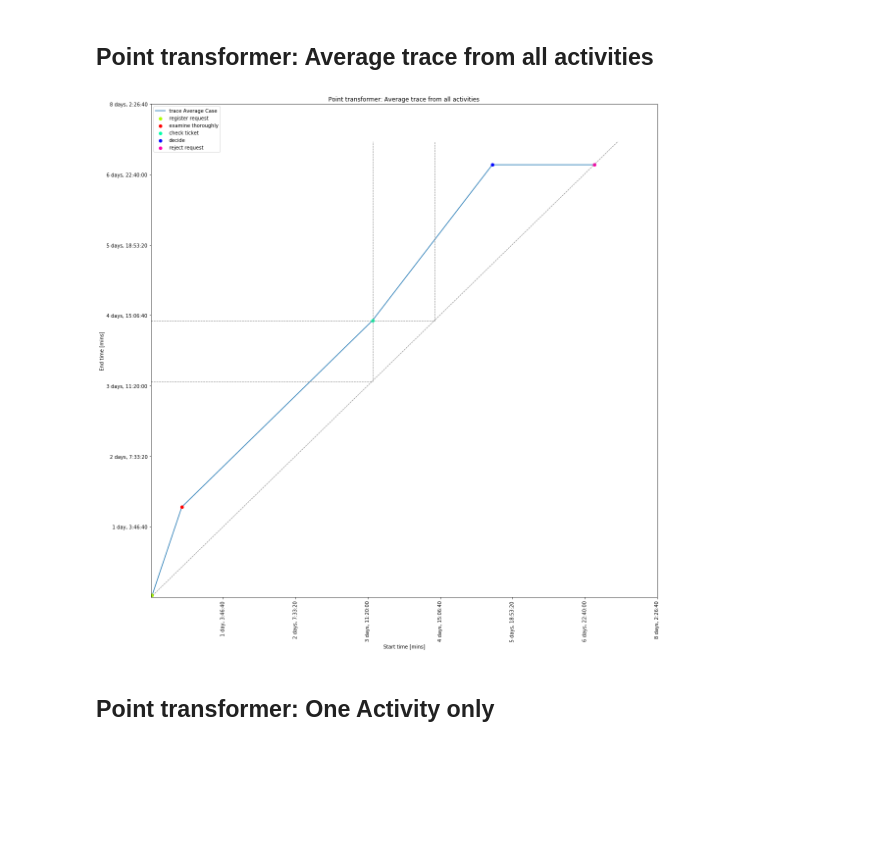
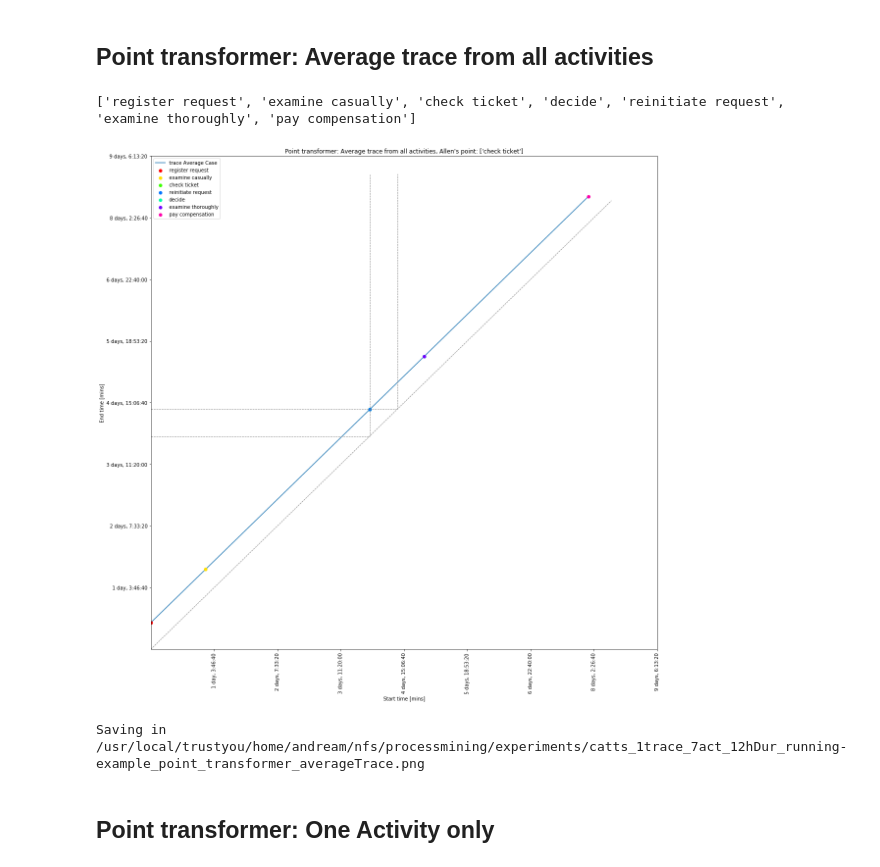
Before and after one commit to andreamalhera/perfSky, a Jupyter notebook: notebooks/pointTransformer.ipynb, the cells around one changed output. Drawn from its saved outputs; the diff is of its cells as text; code cells hidden in the pictures; blank space fills up the shorter version.

```diff
--- a/notebooks/pointTransformer.ipynb
+++ b/notebooks/pointTransformer.ipynb
@@ -5,11 +5,14 @@ import datetime
 # %%
 csv_list = []
 appended = pd.DataFrame()
-LUIGI_LOG_PATH='/usr/local/trustyou/home/andream/nfs/processmining/'
+LUIGI_LOG_PATH='/usr/local/trustyou/home/andream/nfs/processmining/experiments'
 #LUIGI_LOG_PATH = '/usr/local/trustyou/home/andream/nfs/processmining/minilogs/daily/'
 #LUIGI_LOG_PATH = '/usr/local/trustyou/home/andream/nfs/processmining/minilogs/table-precomp/logs/tch/'
 for filename in os.listdir(LUIGI_LOG_PATH):
-    if filename.endswith('.csv') and filename.startswith('catts_semicolon-running-example-just-two-cases.csv'):
+    #if filename.endswith('.csv') and filename.startswith('catts_1trace_7act_12hDur_running-example.csv'):
+    #if filename.endswith('.csv') and filename.startswith('catts_1trace_7act_0dur_running-example.csv'):
+    #if filename.endswith('.csv') and filename.startswith('catts_1trace_7act_1dayDur_meets_running-example.csv'):
+    #if filename.endswith('.csv') and filename.startswith('catts_1trace_7act_meetsStarts'):
     #if filename.endswith('.csv') and filename.startswith('catts_daily.2019-09-.csv'):
         log_path = LUIGI_LOG_PATH+'/'+filename
         csv_list.append(filename)
@@ -21,6 +24,8 @@ for filename in os.listdir(LUIGI_LOG_PATH):
 csv_list.sort()
 print(csv_list)
 
+filename = os.path.splitext(csv_list[0])[0]
+
 #appended_df.to_datetime(start_time, format="%Y-%m-%d:%H:%M:%S").sort_values()
 appended['start_time'] = pd.to_datetime(appended['start_time'], format="%Y-%m-%d %H:%M:%S").sort_values()
 appended['end_time'] = pd.to_datetime(appended['end_time'], format="%Y-%m-%d %H:%M:%S").sort_values()
@@ -247,8 +250,8 @@ def draw_allen_lines(allen_point, ax, yax, duration_plot=None):
             if duration_plot:
                 ax.axvline(x, c='grey', linewidth=1, linestyle='--')
                 ax.axvline(x+y, c='grey', linewidth=1, linestyle='--')
-                newline([x+x,0],[x,y])
-                newline([x,0],[0,y])
+                newline([x,y],[x+2*y,-y])
+                newline([x-y,y],[x+y,-y])
             else:
                 ax.plot([x,x],[x,yax],'k-', c='grey', linewidth=1, linestyle='--')
                 ax.plot([y,y],[y,yax],'k-', c='grey', linewidth=1, linestyle='--')
@@ -272,6 +275,8 @@ def plot_point_transformer(title, data_selection, activity=None, traces=None,  a
 
     if activity:
         data_selection = data_selection.loc[data_selection['activity']==activity].reset_index()
+        colorlist = [colors.rgb2hex(colormap(i)) for i in np.linspace(0, 0.9, len(unique_trace))]
+        legend = dict(zip(unique_trace, colorlist))
         colorby = 'case'
     elif traces:
         data_selection = data_selection.loc[data_selection['case'].isin(traces)].reset_index()
@@ -291,7 +296,7 @@ def plot_point_transformer(title, data_selection, activity=None, traces=None,  a
 
     if not duration_plot:
         #Draw diagonal
-        newline([0,0],[xax,yax])
+        newline([0,0],[max(xax,yax),max(xax,yax)])
         ax.set_ylabel('End time [mins]')
     else:
         ax.set_ylabel('Duration [seconds]')
@@ -316,6 +321,7 @@ def plot_point_transformer(title, data_selection, activity=None, traces=None,  a
     plt.legend(by_label.values(), by_label.keys())
     plt.title(title)
     plt.show()
+    return fig
 #plot_point_transformer('Point transformer: Activity \''+ str(snippet['activity'][6]) + '\' only', snippet , activity='reject request')
 #plot_point_transformer('Point transformer: All activities in all traces', snippet)
 #plot_point_transformer('Point transformer: Trace \''+ str(snippet['case'][0]) + '\' only', snippet)
@@ -340,9 +354,15 @@ Num. start  0.0
 ## Point transformer: One trace only
 # %%
 #plot_point_transformer('Point transformer: Trace \''+ str(snippet['case'][0]) + '\' only', snippet)
-traces_selection = snippet['case'].drop_duplicates()[1:].tolist()
-print(str(traces_selection))
-point = snippet.iloc[ 6 , : ].to_frame().transpose()
+#traces_selection = unique_trace[2:3]
+traces_selection = [unique_trace[0]]
+data_selection = snippet.loc[snippet['case'].isin(traces_selection)].reset_index().iloc[:]
+point = data_selection.iloc[ 4 , : ].to_frame().transpose()
+figurept = plot_point_transformer('Point transformer: Trace '+ str(traces_selection) + ' only, Allen\'s point: '+str(point['activity'].values), data_selection, size=1, traces=traces_selection, allen_point=point)
 
-plot_point_transformer('Point transformer: Trace '+ str(traces_selection) + ' only', snippet, size=1, traces=traces_selection, allen_point=point)
+print(LUIGI_LOG_PATH)
+
+OUTPUT_PATH = LUIGI_LOG_PATH+'/'+filename+'_point_transformer_selectedTraces'+'.png'
+print('Saving in ',OUTPUT_PATH)
+figurept.savefig(OUTPUT_PATH)
 # %% [output]
@@ -361,13 +383,21 @@ plot_point_transformer('Point transformer: All activities in all traces', snippe
 # %% [markdown]
 ## Point transformer: Average trace from all activities
 # %%
-data_selection = get_data_selection_avgtrace(snippet)
+#FIXME: Average End and start are only taking hours:minutes and not days into account
+print(snippet['activity'].drop_duplicates().tolist())
+data_selection = get_data_selection_avgtrace(snippet).iloc[:]
 traces_selection = data_selection['case'].drop_duplicates().tolist()
 point = data_selection.iloc[ 2 , : ].to_frame().transpose()
+#print(data_selection)
+plot_point_transformer('Point transformer: Average trace from all activities, Allen\'s point: '+str(point['activity'].values), data_selection, traces=traces_selection, size=1, allen_point=point)
+#plot_point_transformer('Point transformer: Average trace from all activities', snippet, allen_point=point)
 
-plot_point_transformer('Point transformer: Average trace from all activities', data_selection, traces=traces_selection, size=1, allen_point=point)
-#plot_point_transformer('Point transformer: Average trace from all activities', snippet, allen_point=point)
+OUTPUT_PATH = LUIGI_LOG_PATH+'/'+filename+'_point_transformer_averageTrace'+'.png'
+print('Saving in ',OUTPUT_PATH)
+figurept.savefig(OUTPUT_PATH)
 # %% [output]
+['register request', 'examine casually', 'check ticket', 'decide', 'reinitiate request', 'examine thoroughly', 'pay compensation']
-[figure, old version]
+[figure, new version]
+Saving in  /usr/local/trustyou/home/andream/nfs/processmining/experiments/catts_1trace_7act_12hDur_running-example_point_transformer_averageTrace.png
 # %% [markdown]
 ## Point transformer: One Activity only
```
Also changed, not shown: parts of 20 cells of this notebook.
